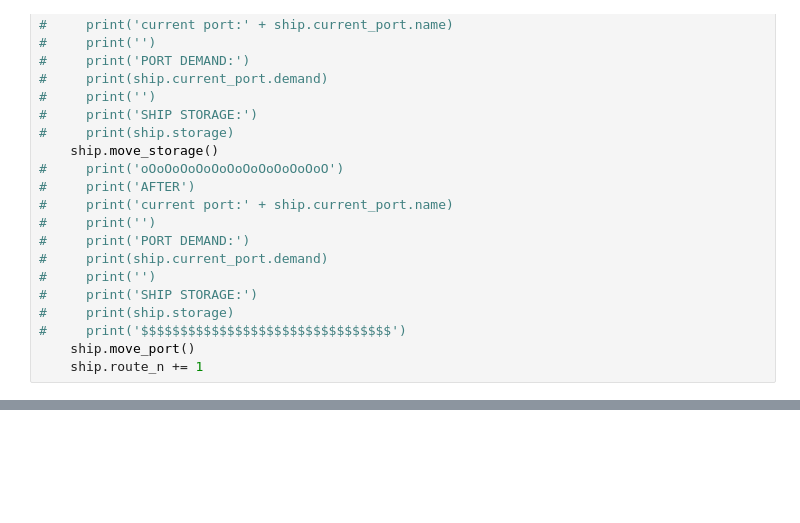
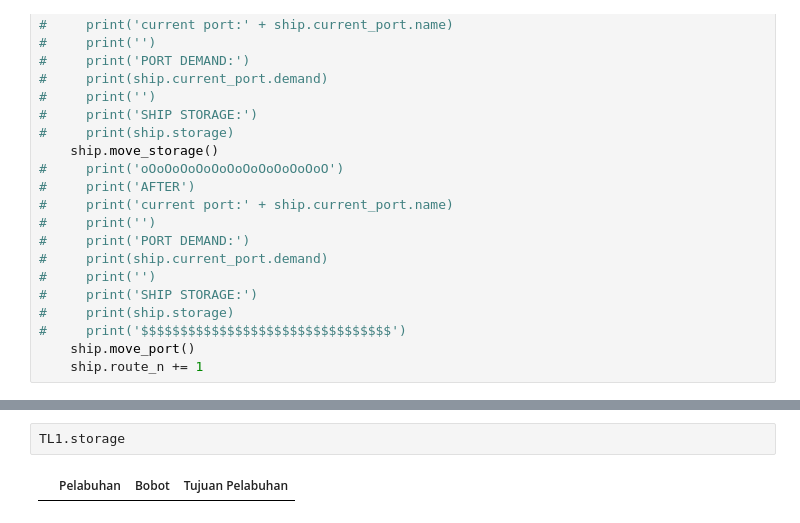
Before and after one commit to theo123490/Ship_Network_GA, a Jupyter notebook: GA_jaringan_kapal_revisi.ipynb, the cells around one changed output, grey strips where cells are left out. Cells and saved outputs as stored; diff of their text form; blank space fills up the shorter version.

```diff
--- a/GA_jaringan_kapal_revisi.ipynb
+++ b/GA_jaringan_kapal_revisi.ipynb
@@ -595,0 +605,4 @@ print(toc-tic)
+# %%
+TL1.storage
+# %% [output]
+|  | Pelabuhan | Bobot | Tujuan Pelabuhan |
```
Also changed, not shown: parts of 5 cells of this notebook, 1 other file.
